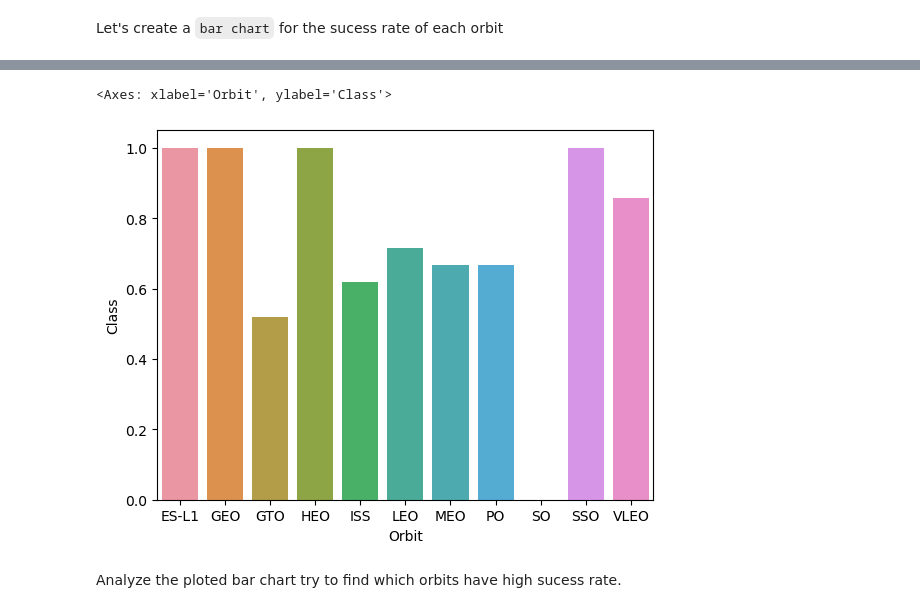
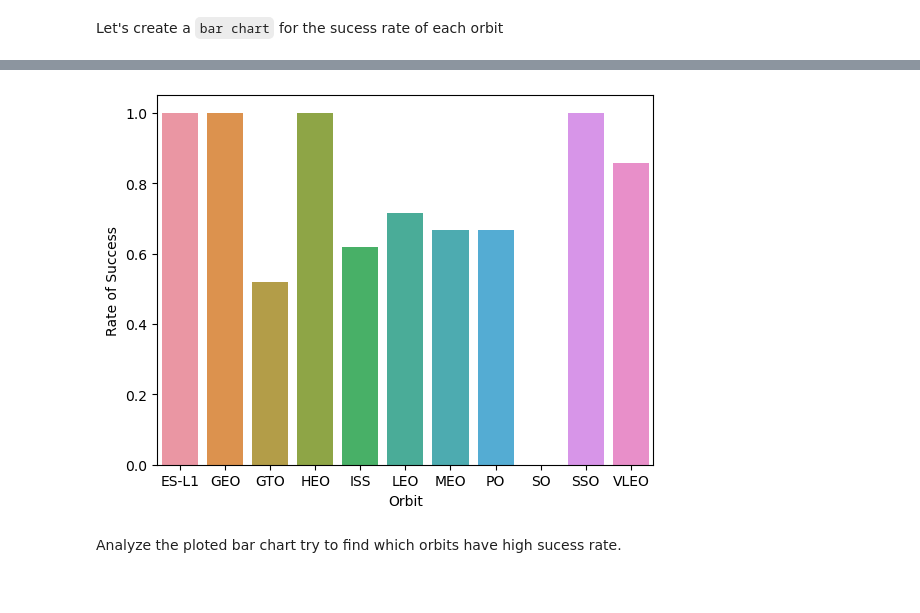
Before and after one commit to FWJK1/CapPrj_1, a Jupyter notebook: jupyter-labs-eda-dataviz.ipynb, the cells around one changed output, grey strips where cells are left out. Drawn from its saved outputs; the diff is of its cells as text; code cells hidden in the pictures.

```diff
--- a/jupyter-labs-eda-dataviz.ipynb
+++ b/jupyter-labs-eda-dataviz.ipynb
@@ -120,12 +120,13 @@ df[df['Orbit']=='ES-L1'].head()
 # %%
 # HINT use groupby method on Orbit column and get the mean of Class column
 df1 = df.groupby('Orbit').mean('Class').reset_index()
 #.mean('Class')
 df1.head()
 sns.barplot(data=df1, x='Orbit', y='Class')
+plt.ylabel('Rate of Success')
+plt.show()
 # %% [output]
-<Axes: xlabel='Orbit', ylabel='Class'>
-[figure, old version]
+[figure, new version]
 # %% [markdown]
 Analyze the ploted bar chart try to find which orbits have high sucess rate.
 # %% [markdown]
```
Also changed, not shown: parts of 4 cells of this notebook, 10 other files.
